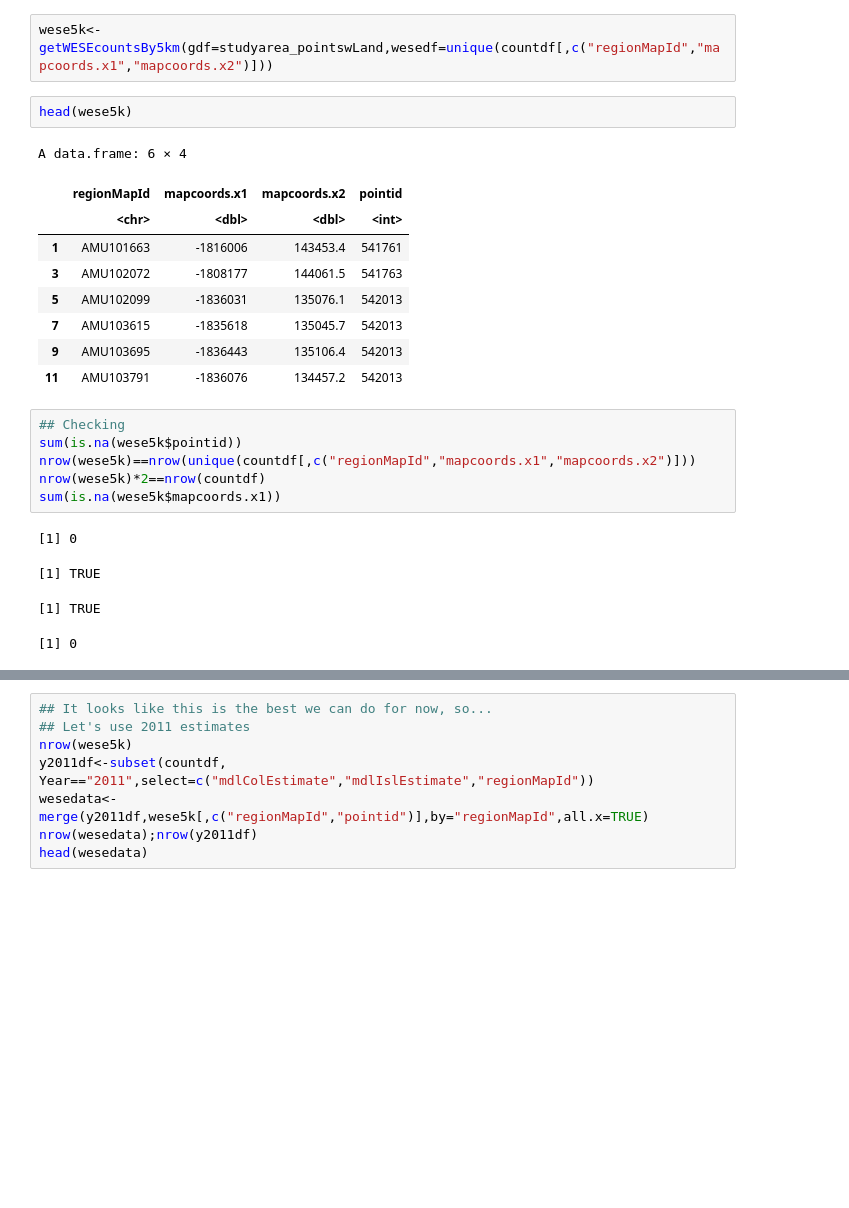
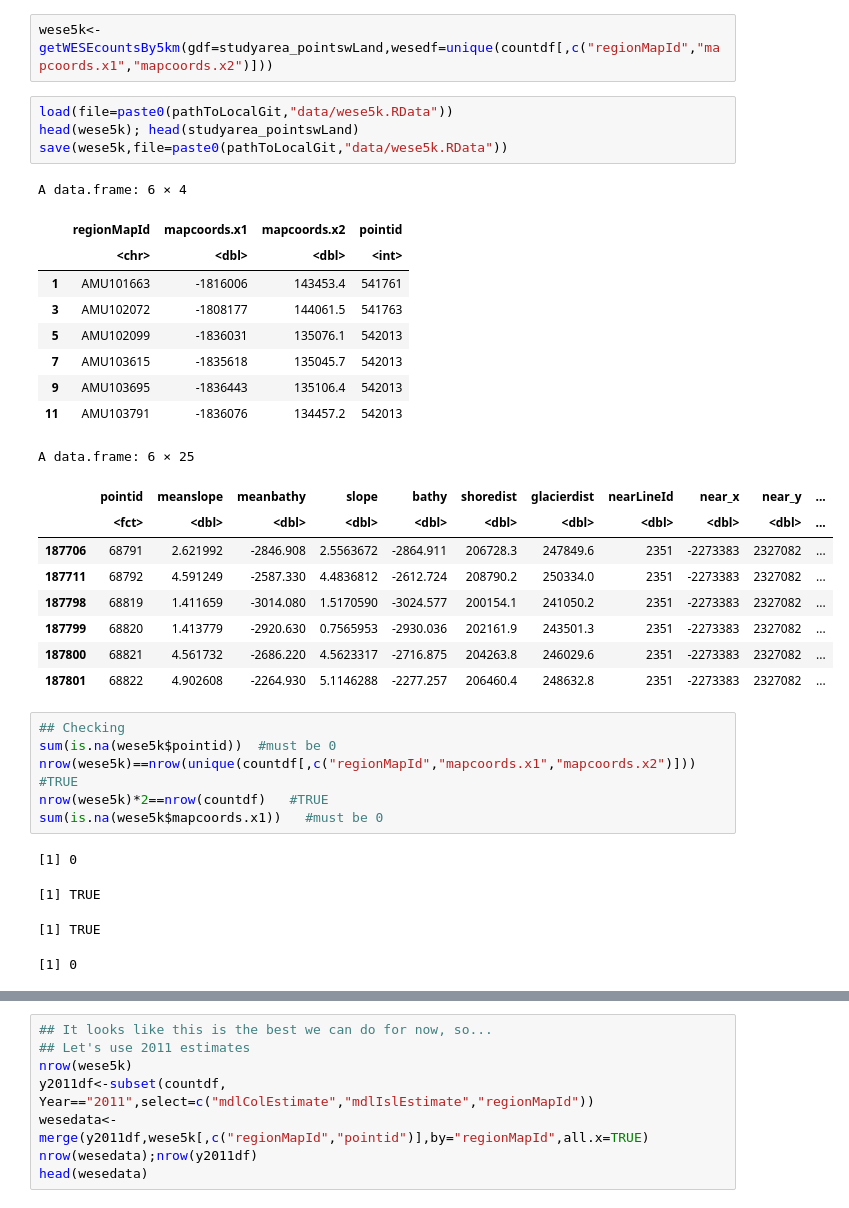
Before and after one commit to pointblue/ContinentalWESEestimates, a Jupyter notebook: notebooks/AttributeGrid_withWESEdata.ipynb, the cells around one changed output, grey strips where cells are left out. Drawn from its saved outputs; the diff is of its cells as text; blank space fills up the shorter version.

```diff
--- a/notebooks/AttributeGrid_withWESEdata.ipynb
+++ b/notebooks/AttributeGrid_withWESEdata.ipynb
@@ -75,24 +75,35 @@ The current table of data is a spatial data.frame of a 5 km grid of cells, with
 We use a function that does this, using UTM coordinates
 # %%
 wese5k<-getWESEcountsBy5km(gdf=studyarea_pointswLand,wesedf=unique(countdf[,c("regionMapId","mapcoords.x1","mapcoords.x2")]))
-# %%
-head(wese5k)
-# %% [output]
-A data.frame: 6 × 4
-|  | regionMapId | mapcoords.x1 | mapcoords.x2 | pointid |
-|  | <chr> | <dbl> | <dbl> | <int> |
-| 1 | AMU101663 | -1816006 | 143453.4 | 541761 |
-| 3 | AMU102072 | -1808177 | 144061.5 | 541763 |
-| 5 | AMU102099 | -1836031 | 135076.1 | 542013 |
-| 7 | AMU103615 | -1835618 | 135045.7 | 542013 |
-| 9 | AMU103695 | -1836443 | 135106.4 | 542013 |
-| 11 | AMU103791 | -1836076 | 134457.2 | 542013 |
+# %%
+load(file=paste0(pathToLocalGit,"data/wese5k.RData"))
+head(wese5k); head(studyarea_pointswLand)
+save(wese5k,file=paste0(pathToLocalGit,"data/wese5k.RData"))
+# %% [output]
+A data.frame: 6 × 4
+|  | regionMapId | mapcoords.x1 | mapcoords.x2 | pointid |
+|  | <chr> | <dbl> | <dbl> | <int> |
+| 1 | AMU101663 | -1816006 | 143453.4 | 541761 |
+| 3 | AMU102072 | -1808177 | 144061.5 | 541763 |
+| 5 | AMU102099 | -1836031 | 135076.1 | 542013 |
+| 7 | AMU103615 | -1835618 | 135045.7 | 542013 |
+| 9 | AMU103695 | -1836443 | 135106.4 | 542013 |
+| 11 | AMU103791 | -1836076 | 134457.2 | 542013 |
+A data.frame: 6 × 25
+|  | pointid | meanslope | meanbathy | slope | bathy | shoredist | glacierdist | nearLineId | near_x | near_y | ... |
+|  | <fct> | <dbl> | <dbl> | <dbl> | <dbl> | <dbl> | <dbl> | <dbl> | <dbl> | <dbl> | ... |
+| 187706 | 68791 | 2.621992 | -2846.908 | 2.5563672 | -2864.911 | 206728.3 | 247849.6 | 2351 | -2273383 | 2327082 | ... |
+| 187711 | 68792 | 4.591249 | -2587.330 | 4.4836812 | -2612.724 | 208790.2 | 250334.0 | 2351 | -2273383 | 2327082 | ... |
+| 187798 | 68819 | 1.411659 | -3014.080 | 1.5170590 | -3024.577 | 200154.1 | 241050.2 | 2351 | -2273383 | 2327082 | ... |
+| 187799 | 68820 | 1.413779 | -2920.630 | 0.7565953 | -2930.036 | 202161.9 | 243501.3 | 2351 | -2273383 | 2327082 | ... |
+| 187800 | 68821 | 4.561732 | -2686.220 | 4.5623317 | -2716.875 | 204263.8 | 246029.6 | 2351 | -2273383 | 2327082 | ... |
+| 187801 | 68822 | 4.902608 | -2264.930 | 5.1146288 | -2277.257 | 206460.4 | 248632.8 | 2351 | -2273383 | 2327082 | ... |
 # %%
 ## Checking
-sum(is.na(wese5k$pointid))
-nrow(wese5k)==nrow(unique(countdf[,c("regionMapId","mapcoords.x1","mapcoords.x2")]))
-nrow(wese5k)*2==nrow(countdf)
-sum(is.na(wese5k$mapcoords.x1))
+sum(is.na(wese5k$pointid))  #must be 0
+nrow(wese5k)==nrow(unique(countdf[,c("regionMapId","mapcoords.x1","mapcoords.x2")]))  #TRUE
+nrow(wese5k)*2==nrow(countdf)   #TRUE
+sum(is.na(wese5k$mapcoords.x1))   #must be 0
 # %% [output]
 [1] 0
 [1] TRUE
```
Also changed, not shown: parts of 3 cells of this notebook, 3 other files.
